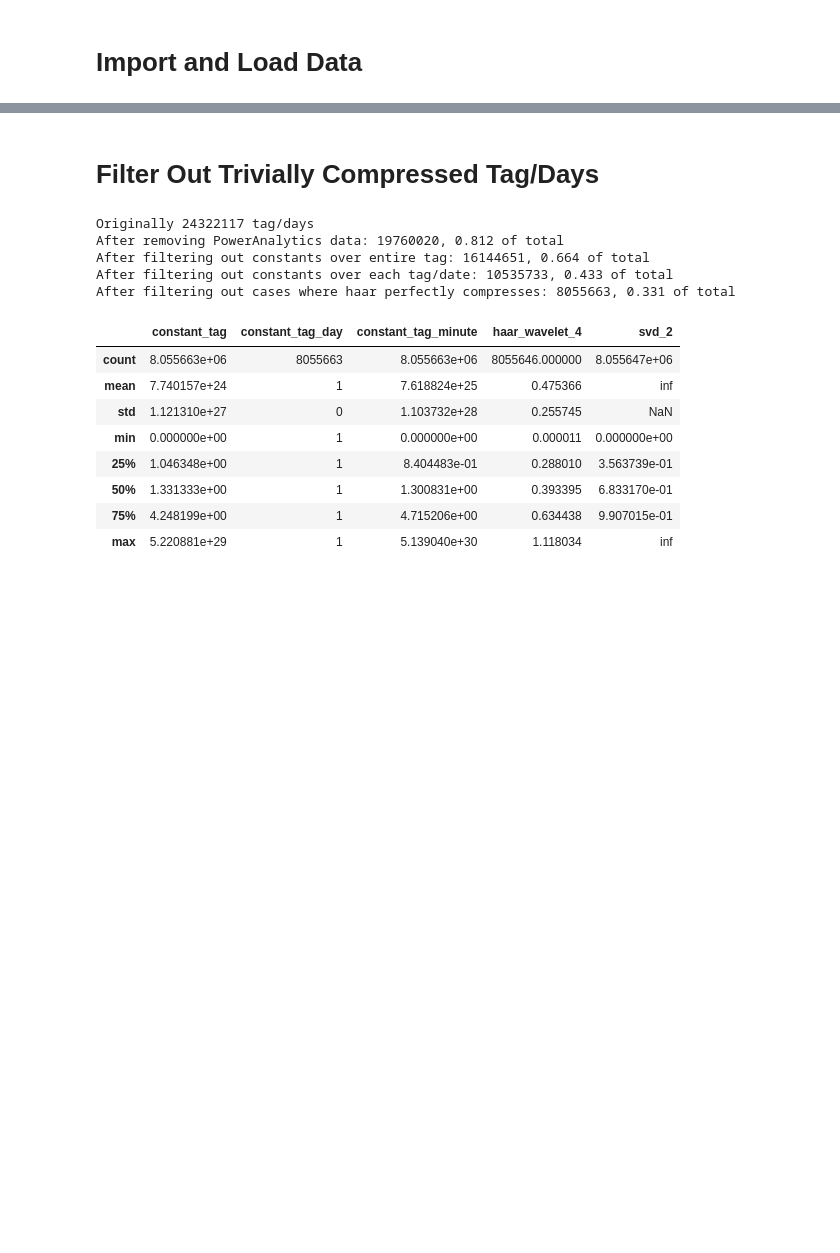
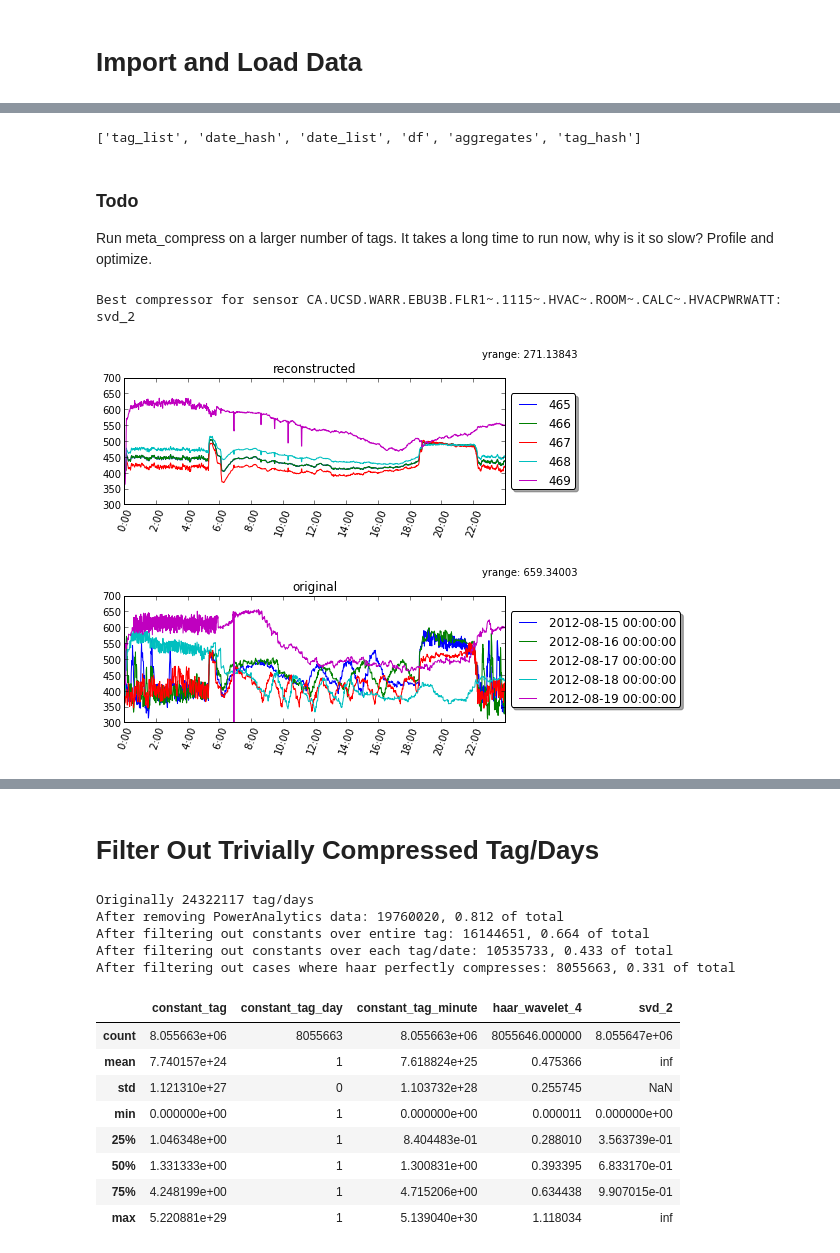
Before and after one commit to melkherj/SmartGridProject, a Jupyter notebook: notebooks/Compression_Performance.ipynb, the cells around one changed output, grey strips where cells are left out. Drawn from its saved outputs; the diff is of its cells as text; code cells hidden in the pictures; blank space fills up the shorter version.

```diff
--- a/notebooks/Compression_Performance.ipynb
+++ b/notebooks/Compression_Performance.ipynb
@@ -53,0 +57,54 @@ tag_list = context['tag_list']
+# %%
+# Compute mean space/error for each tag
+tag_stats = df_compressed.groupby(df_compressed.index.get_level_values(0)) \
+    [[(a,b) for a,b in df_compressed.columns if b != 'compressed']].mean()
+# %%
+context.keys()
+# %% [output]
+['tag_list', 'date_hash', 'date_list', 'df', 'aggregates', 'tag_hash']
+# %%
+def choose_compressor(tag_err):
+    if tag_err['constant_tag'] == 0:
+        compressor = 'constant_tag'
+    elif tag_err['haar_wavelet_4'] < tag_err['svd_2']:
+        compressor = 'haar_wavelet_4'
+    else:
+        compressor = 'svd_2'
+    return compressor
+# %%
+def meta_compress(df):
+    tag_err = df.xs('error',axis=1,level=1).mean()
+    compressor = choose_compressor(tag_err)
+    return df[compressor]
+
+# Also needs global variables compressors, context, and meta_df
+def meta_decompress(tag_index):
+    compressor = compressors[  compressor_choices.ix[tag_index]  ]
+    tag = context['tag_list'][tag_index]
+    aggregate = context['aggregates'][compressor.name()][tag]
+    aggregate = b64_decode_series(aggregate)
+    meta_df_tag = meta_df[meta_df.index.get_level_values(0) == tag_index]
+    return compressor.decompress(aggregate, meta_df_tag)
+# %% [markdown]
+### Todo ###
+Run meta_compress on a larger number of tags.  It takes a long time to run now, why is it so slow?  Profile and optimize.
+# %%
+# Get the name of the chosen compressor for each tag
+compressor_choices = tag_stats.xs('error',axis=1,level=1).apply(choose_compressor,axis=1)
+# Only store the chosen compressed representation for each tag
+df2 = df_compressed.head(n=5000)
+meta_df = df2.groupby(df2.index.get_level_values(0)).apply(meta_compress)
+# %%
+tag_index = 955
+tag = context['tag_list'][tag_index]
+print 'Best compressor for sensor %s: %s'%(tag, compressor_choices.ix[tag_index])
+df_reconstructed = meta_decompress(tag_index) #reconstruct based on best compressor
+plot_daily_series(df_reconstructed.head(n=5), title='reconstructed', ylim=(300,700))
+show()
+df = get_tag_series(context['tag_list'][tag_index]) #get original
+plot_daily_series(df.head(n=5), title='original',ylim=(300,700))
+show()
+# %% [output]
+Best compressor for sensor CA.UCSD.WARR.EBU3B.FLR1~.1115~.HVAC~.ROOM~.CALC~.HVACPWRWATT: svd_2
+[figure, added]
+[figure, added]
```
Also changed, not shown: parts of 7 cells of this notebook, 2 other files.
